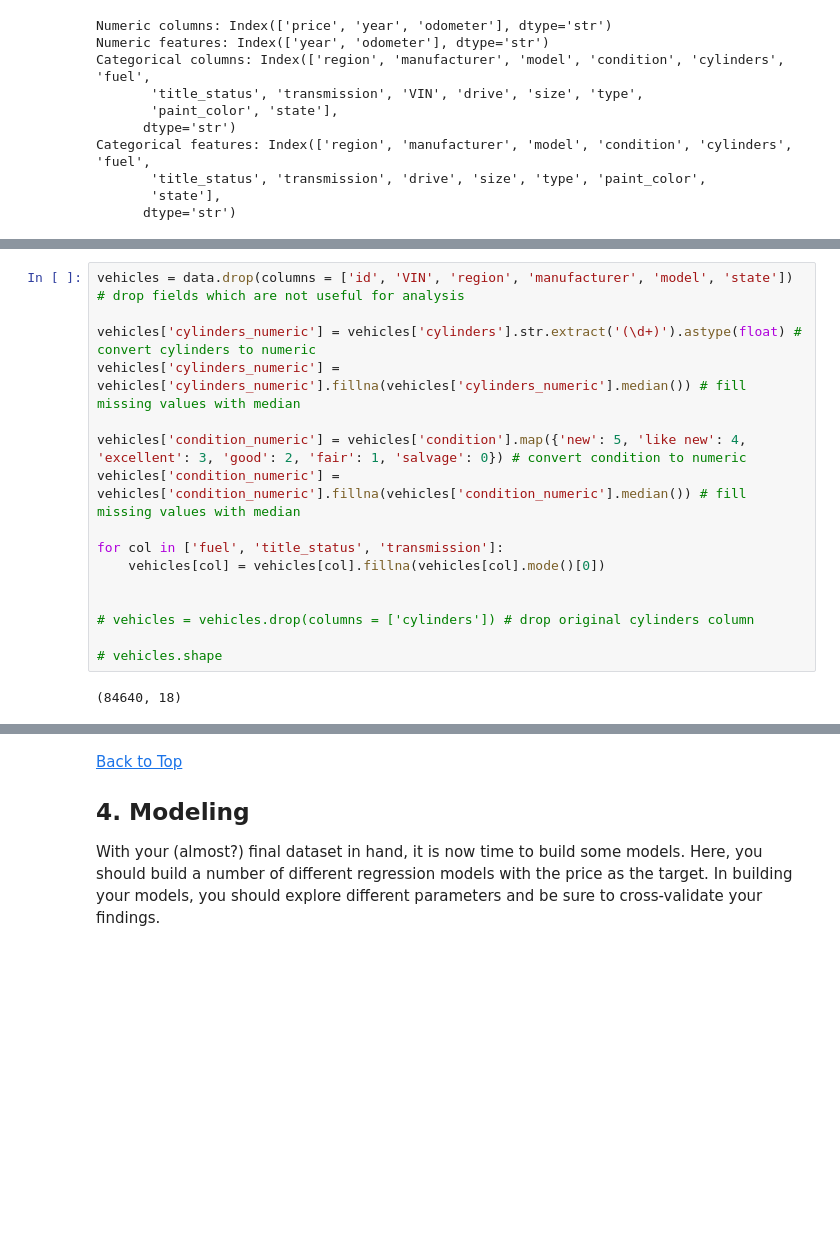
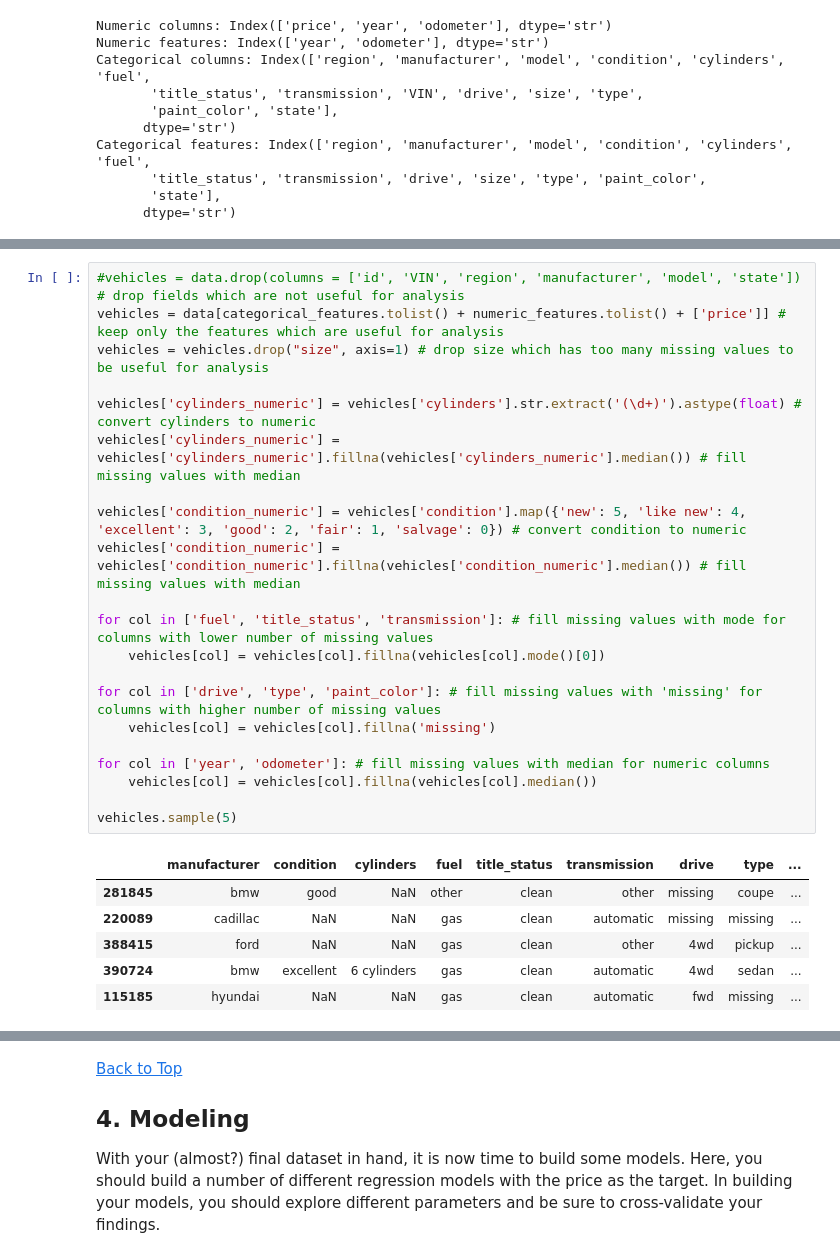
Before and after one commit to effieli-zl/What_Drives_the_Price_of_a_Car, a Jupyter notebook: Assignment_11.1_What_Drives_the_Price_of_a_Car.ipynb, the cells around one changed output, grey strips where cells are left out. Drawn from its saved outputs; the diff is of its cells as text; blank space fills up the shorter version.

```diff
--- a/Assignment_11.1_What_Drives_the_Price_of_a_Car.ipynb
+++ b/Assignment_11.1_What_Drives_the_Price_of_a_Car.ipynb
@@ -215,20 +251,30 @@ paint_color     130203
 state                0
 dtype: int64
 # %%
-vehicles = data.drop(columns = ['id', 'VIN', 'region', 'manufacturer', 'model', 'state']) # drop fields which are not useful for analysis
+#vehicles = data.drop(columns = ['id', 'VIN', 'region', 'manufacturer', 'model', 'state']) # drop fields which are not useful for analysis
+vehicles = data[categorical_features.tolist() + numeric_features.tolist() + ['price']] # keep only the features which are useful for analysis
+vehicles = vehicles.drop("size", axis=1) # drop size which has too many missing values to be useful for analysis
 
 vehicles['cylinders_numeric'] = vehicles['cylinders'].str.extract('(\d+)').astype(float) # convert cylinders to numeric
 vehicles['cylinders_numeric'] = vehicles['cylinders_numeric'].fillna(vehicles['cylinders_numeric'].median()) # fill missing values with median
 
 vehicles['condition_numeric'] = vehicles['condition'].map({'new': 5, 'like new': 4, 'excellent': 3, 'good': 2, 'fair': 1, 'salvage': 0}) # convert condition to numeric
 vehicles['condition_numeric'] = vehicles['condition_numeric'].fillna(vehicles['condition_numeric'].median()) # fill missing values with median
 
-for col in ['fuel', 'title_status', 'transmission']:
+for col in ['fuel', 'title_status', 'transmission']: # fill missing values with mode for columns with lower number of missing values
     vehicles[col] = vehicles[col].fillna(vehicles[col].mode()[0])
 
+for col in ['drive', 'type', 'paint_color']: # fill missing values with 'missing' for columns with higher number of missing values
+    vehicles[col] = vehicles[col].fillna('missing')
 
-# vehicles = vehicles.drop(columns = ['cylinders']) # drop original cylinders column
+for col in ['year', 'odometer']: # fill missing values with median for numeric columns
+    vehicles[col] = vehicles[col].fillna(vehicles[col].median())
 
-# vehicles.shape
+vehicles.sample(5)
 # %% [output]
-(84640, 18)
+|  | manufacturer | condition | cylinders | fuel | title_status | transmission | drive | type | ... |
+| 281845 | bmw | good | NaN | other | clean | other | missing | coupe | ... |
+| 220089 | cadillac | NaN | NaN | gas | clean | automatic | missing | missing | ... |
+| 388415 | ford | NaN | NaN | gas | clean | other | 4wd | pickup | ... |
+| 390724 | bmw | excellent | 6 cylinders | gas | clean | automatic | 4wd | sedan | ... |
+| 115185 | hyundai | NaN | NaN | gas | clean | automatic | fwd | missing | ... |
```
Also changed, not shown: parts of 57 cells of this notebook, 1 other file.
